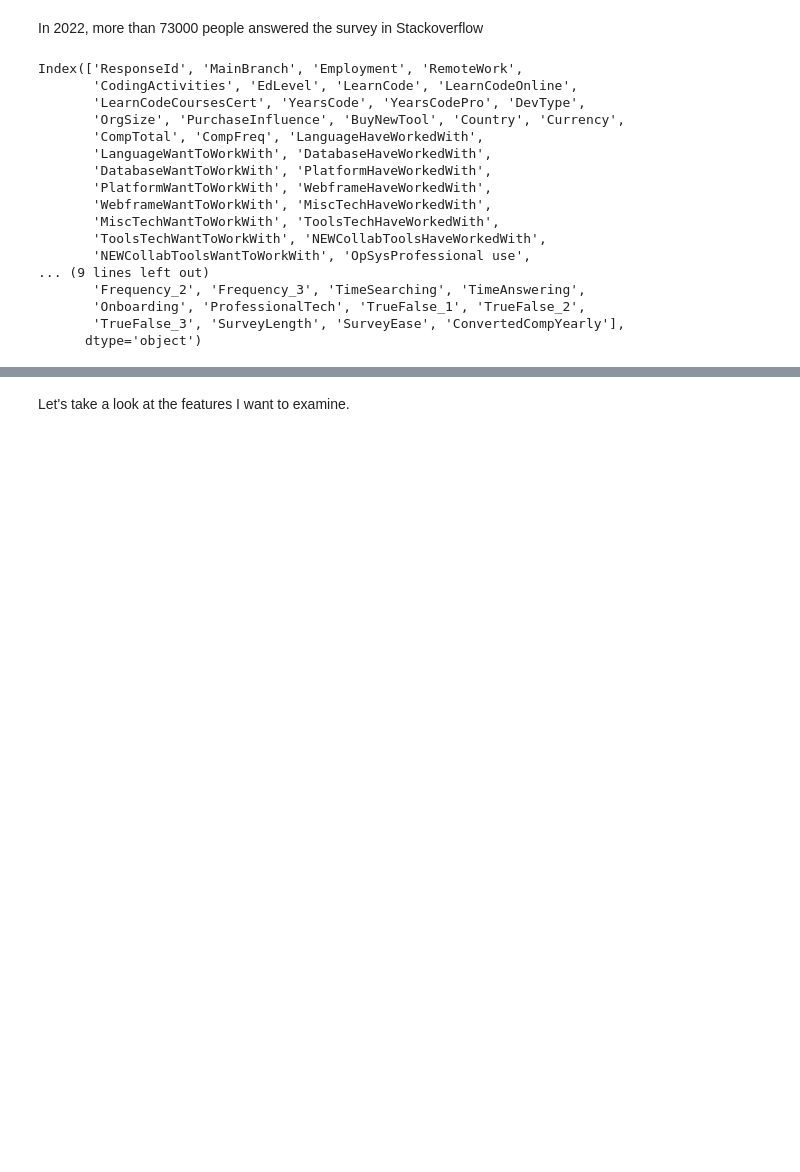
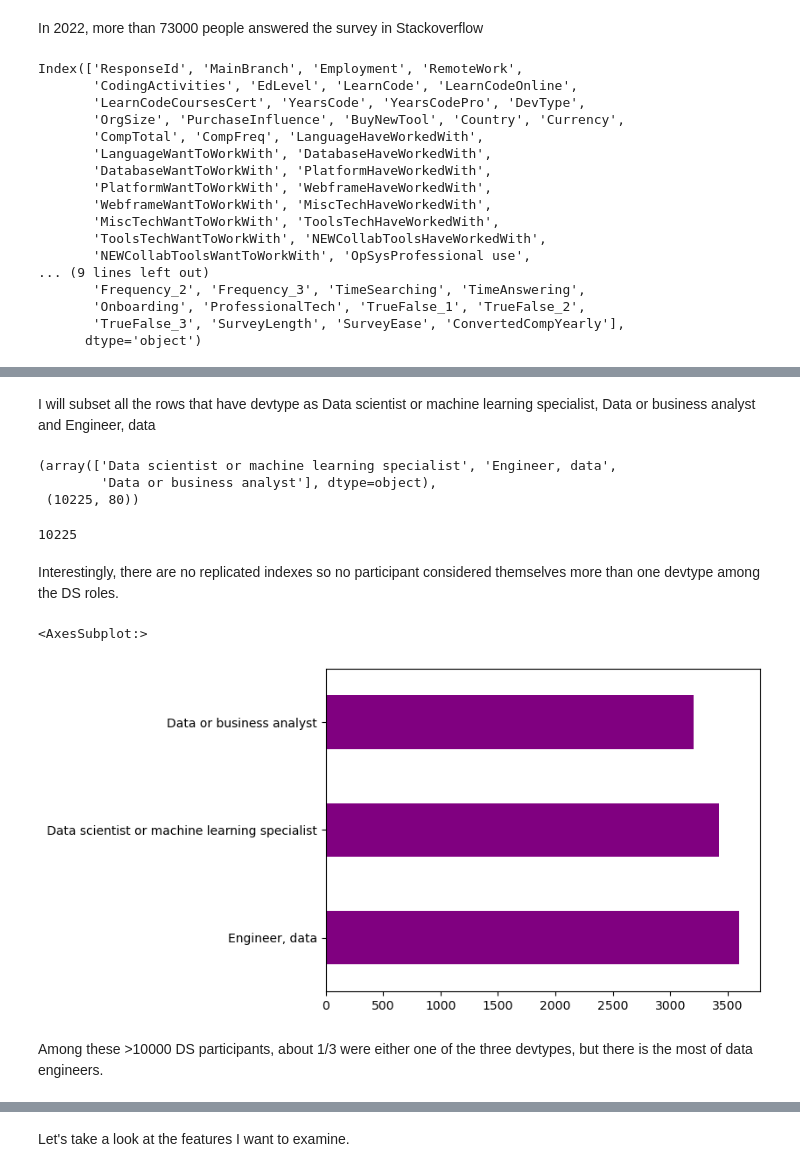
Before and after one commit to thecochenille/stackoverflow_survey2019to2022, a Jupyter notebook: Stackoverflow_survey2022Analysis.ipynb, the cells around one changed output, grey strips where cells are left out. Drawn from its saved outputs; the diff is of its cells as text; code cells hidden in the pictures; blank space fills up the shorter version.

```diff
--- a/Stackoverflow_survey2022Analysis.ipynb
+++ b/Stackoverflow_survey2022Analysis.ipynb
@@ -430,0 +101,24 @@ The trend is the same if we only consider participant who code as a profession.
+# %% [markdown]
+I will subset all the rows that have devtype as Data scientist or machine learning specialist, Data or business analyst  and Engineer, data
+# %%
+data=['Engineer, data', 'Data scientist or machine learning specialist','Data or business analyst']
+df2022_DS=df2022_explode_devtype[df2022_explode_devtype['devtype'].isin(data)]
+df2022_DS['devtype'].unique(), df2022_DS.shape
+# %% [output]
+(array(['Data scientist or machine learning specialist', 'Engineer, data',
+        'Data or business analyst'], dtype=object),
+ (10225, 80))
+# %%
+df2022_DS.index.nunique() # this is the number of participants
+# %% [output]
+10225
+# %% [markdown]
+Interestingly, there are no replicated indexes so no participant considered themselves more than one devtype among the DS roles.
+# %%
+#distribution of devtype in DS
+df2022_DS.devtype.value_counts().plot(kind='barh',color='purple')
+# %% [output]
+<AxesSubplot:>
+[figure, added]
+# %% [markdown]
+Among these >10000 DS participants, about 1/3 were either one of the three devtypes, but there is the most of data engineers.
```
Also changed, not shown: parts of 79 cells of this notebook, 1 other file.
